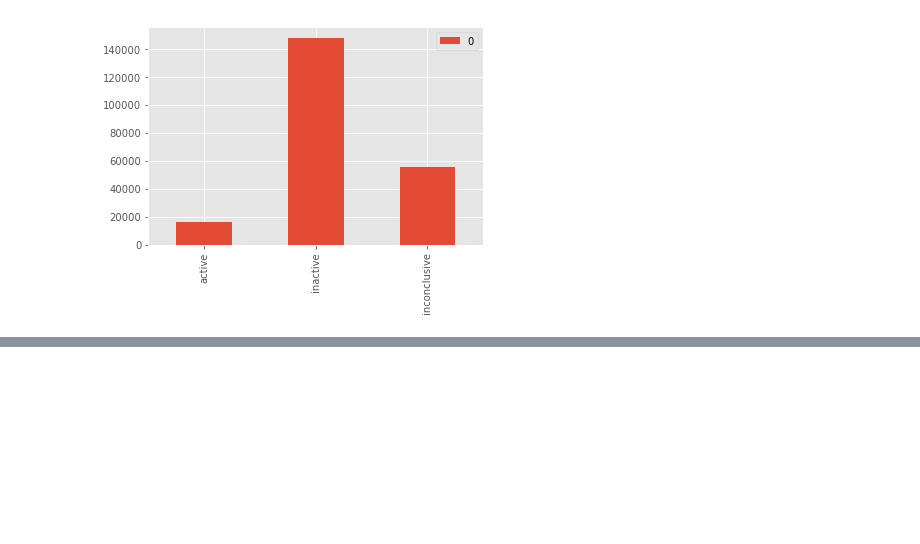
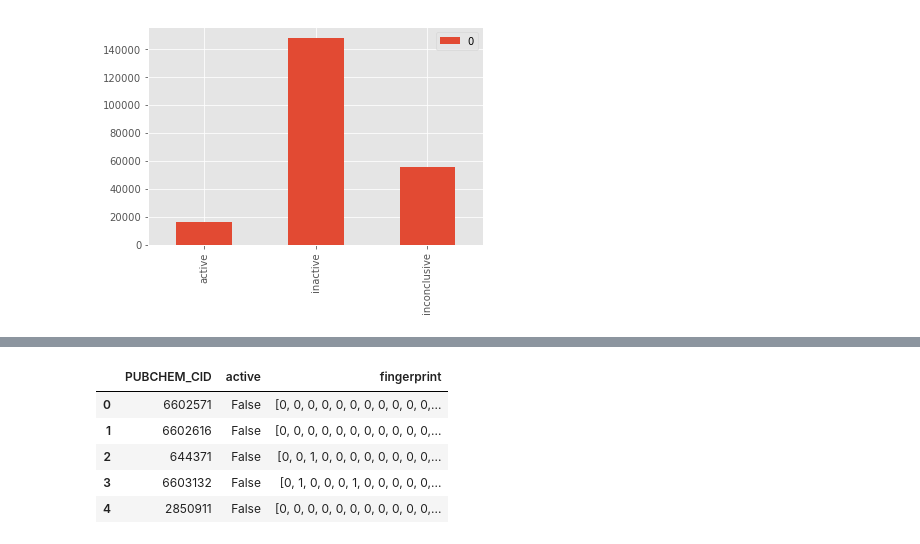
Before and after one commit to LRParser/pubchem-sklearn, a Jupyter notebook: pubchem_exploratory_analysis.ipynb, the cells around one changed output, grey strips where cells are left out. Drawn from its saved outputs; the diff is of its cells as text; code cells hidden in the pictures; blank space fills up the shorter version.

```diff
--- a/pubchem_exploratory_analysis.ipynb
+++ b/pubchem_exploratory_analysis.ipynb
@@ -192,0 +177,4 @@ for fp in df_undersampled['fingerprints'] :
+# %%
+# Merge the two
+feature_df = pd.DataFrame(data={'PUBCHEM_CID': cids, 'fingerprint': fingerprints,'active' : activities})
+featurized_df = full_df.merge(feature_df,on='PUBCHEM_CID')
@@ -226,0 +281,10 @@ print(mostCommonBits)
+# %%
+
+feature_df.head()
+# %% [output]
+|  | PUBCHEM_CID | active | fingerprint |
+| 0 | 6602571 | False | [0, 0, 0, 0, 0, 0, 0, 0, 0, 0, 0,... |
+| 1 | 6602616 | False | [0, 0, 0, 0, 0, 0, 0, 0, 0, 0, 0,... |
+| 2 | 644371 | False | [0, 0, 1, 0, 0, 0, 0, 0, 0, 0, 0,... |
+| 3 | 6603132 | False | [0, 1, 0, 0, 0, 1, 0, 0, 0, 0, 0,... |
+| 4 | 2850911 | False | [0, 0, 0, 0, 0, 0, 0, 0, 0, 0, 0,... |
```
Also changed, not shown: parts of 14 cells of this notebook, 14 other files.
